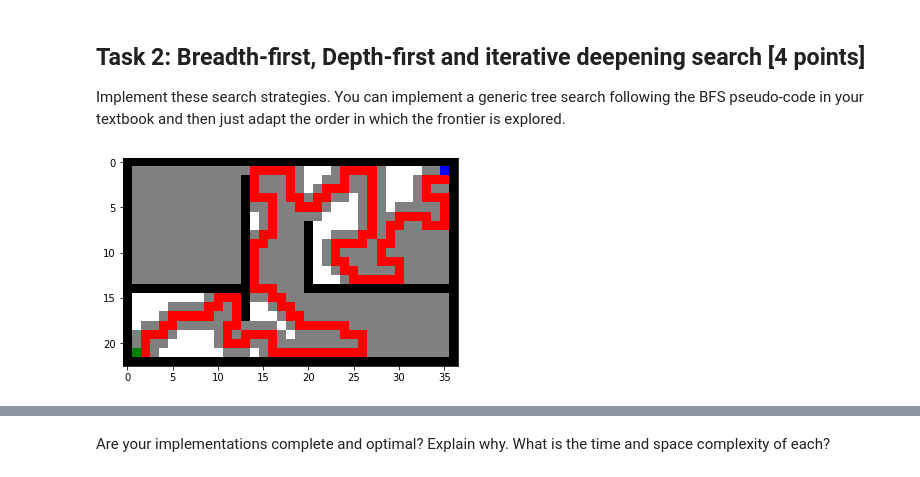
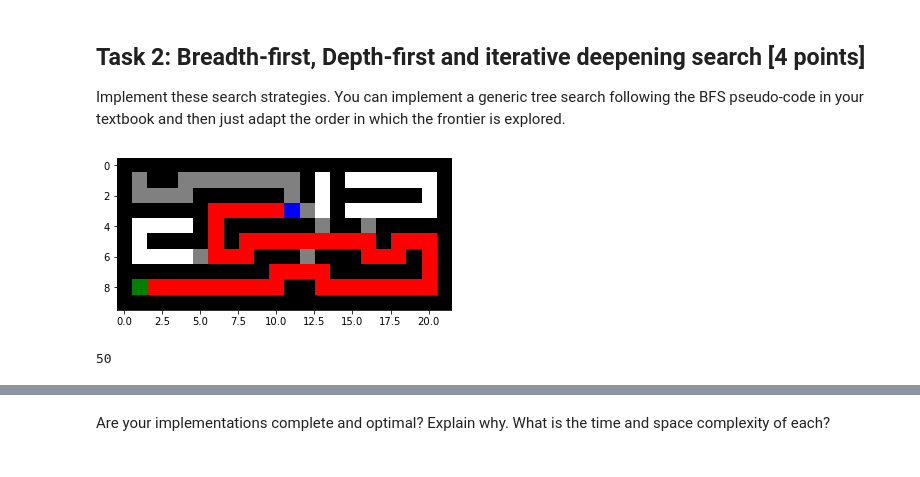
Before and after one commit to Meanings11/CS7320-AI, a Jupyter notebook: Search/Maze.ipynb, the cells around one changed output, grey strips where cells are left out. Saved outputs shown, nothing was run; the diff lists cells and outputs as text; code cells hidden in the pictures.

```diff
--- a/Search/Maze.ipynb
+++ b/Search/Maze.ipynb
@@ -8,7 +8,7 @@ The agent has a map of the maze it is in (i.e., the environment is deterministic
 
 Here is the small example maze:
 # %%
-f = open("open_maze.txt", "r")
+f = open("small_maze.txt", "r")
 maze_str = f.read()
 print(maze_str)
 # %% [output]
@@ -212,10 +205,11 @@ def treeSearch(maze, mode= "BFS", limit=0, debug = False, show = False):
             node = frontier.pop(shortest)
         elif mode == "AST":
             # g(n) + h(n)
+            print("here")
             dis = [getDepth(n)+manhattan(n.data,goal) for n in frontier]
             shortest = dis.index(min(dis))
-            if debug: print(shortest)
             node = frontier.pop(shortest)
+            print(node.data)
 
         # update max depth
         if getDepth(node) > max_depth:
@@ -230,34 +224,36 @@ def treeSearch(maze, mode= "BFS", limit=0, debug = False, show = False):
 
         if debug: print(getDepth(node))
         if debug: root.prettyTree()
 
         # check if surpass limit
         if mode == "IDS":
             if debug: print(node.data)
             if getDepth(node) > limit:
                 if debug:print("PASS")
                 continue
 
         for pos in expand(maze,node.data):
     #           DFS check cycle
             if not pos in reached:
                 new_node = Tree(data = pos)
                 node.addChild(new_node)
                 frontier.append(new_node)
                 reached.append(pos)
                 if show: maze_vis[pos[0], pos[1]] = "."
 
         #update max frontier size
         if len(frontier) > max_size:
             max_size = len(frontier)
 
         if show: show_maze(maze_vis)
 
     return(None) #fail
 
-# output = treeSearch(maze,mode="BFS",debug = False, show = False)
-output = mazeSolver(maze,mode="AST")
+output = treeSearch(maze,mode="AST",debug = False, show = False)
+# output = mazeSolver(maze,mode="AST")
 showPath(maze, output["path"], output["reached"])
+print(len(output["path"]))
 # %% [output]
-[figure, old version]
+[figure, new version]
+50
 # %%
```
Also changed, not shown: parts of 15 cells of this notebook.
